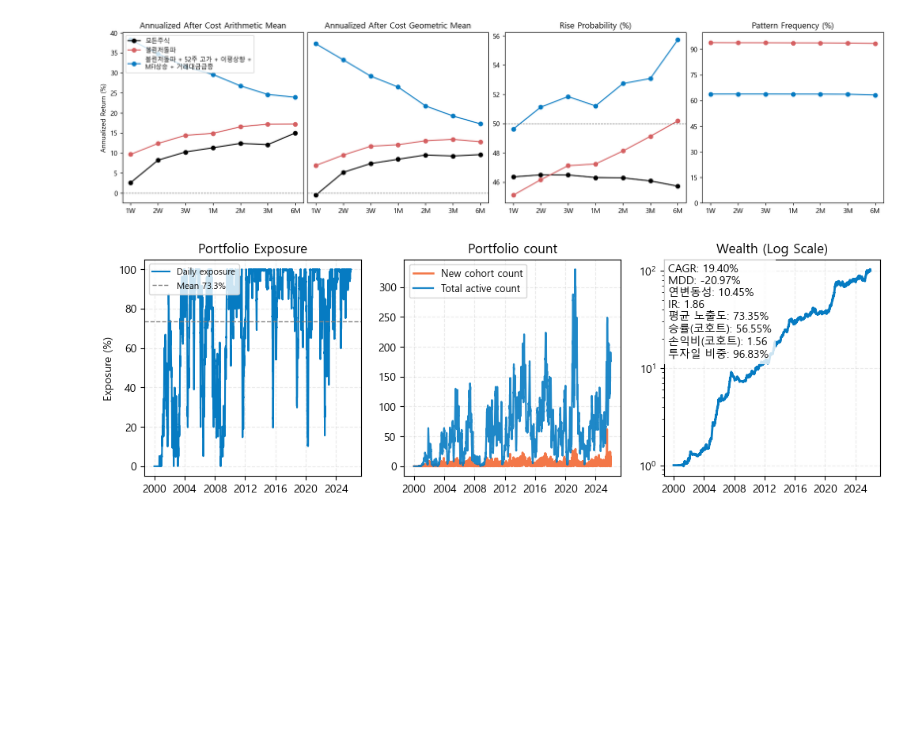
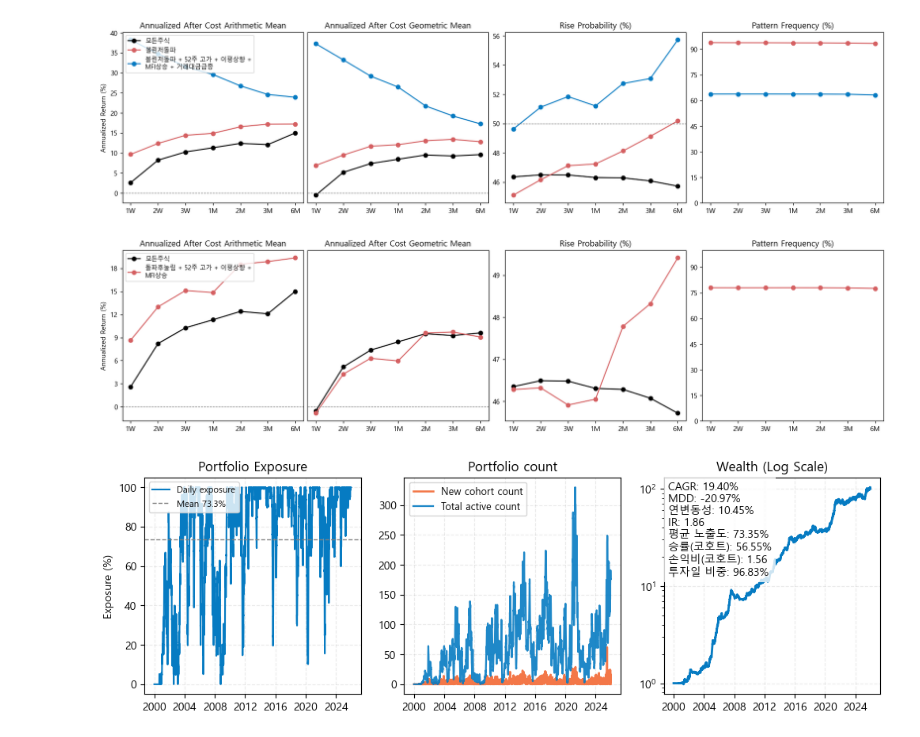
Before and after one commit to gem763/metricstudio, a Jupyter notebook: 실험 2026.03.13.ipynb, the cells around one changed output. Cells and saved outputs as stored; diff of their text form; code cells hidden in the pictures; blank space fills up the shorter version.

```diff
--- a/실험 2026.03.13.ipynb
+++ b/실험 2026.03.13.ipynb
@@ -99,6 +104,25 @@ stats = bt.analyze(bb, bb_high52w)
 stats.plot(annualized=True)
 # %% [output]
 [figure]
+# %%
+retest = RetestBreakout(name="돌파후눌림").on(
+    breakout_window=20,
+    retest_tolerance=0.03,
+    max_retest_days=10,
+    breakout_amount_threshold=1.5,   # 선택
+    breakout_amount_window=20,       # 선택
+    rebound_confirm="close_up",
+)
+
+high52w = High(name="52주 고가").on(window=240, threshold=0.90, stay_days=1)
+uptrend = Trending(name="이평상향").on(trigger="ma_trend_up", window=200)
+mfi_high = MFI(name="MFI상승").on(trigger="above", threshold=50)
+
+pat = (retest + high52w + uptrend + mfi_high)#.when(reg_trend)
+stats = bt.analyze(pat)
+stats.plot(annualized=True)
+# %% [output]
+[figure, added]
 # %%
 simul = bt.run(
     pattern="볼린저돌파 + 52주 고가 + 이평상향 + MFI상승",
```
Also changed, not shown: parts of 3 cells of this notebook, 12 other files.
